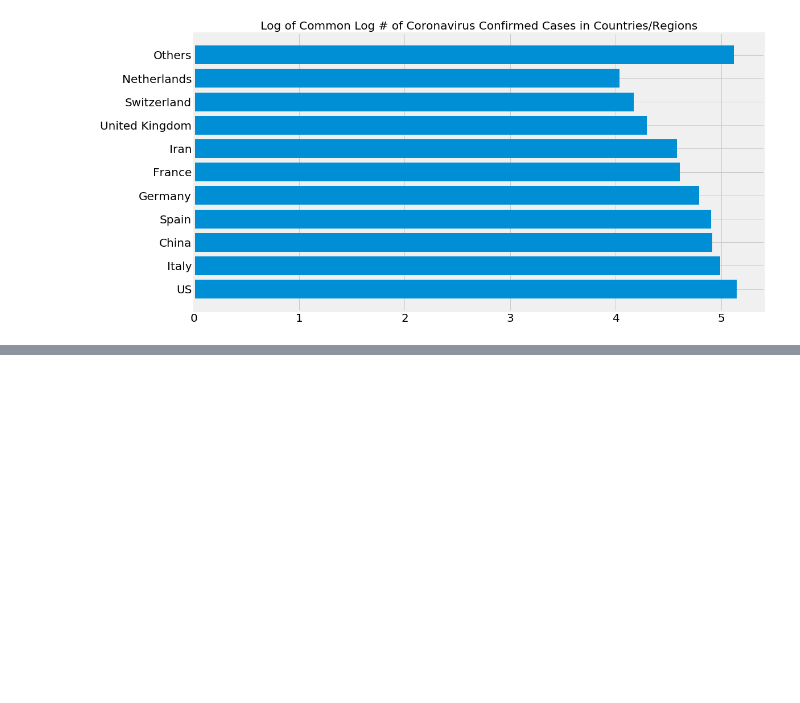
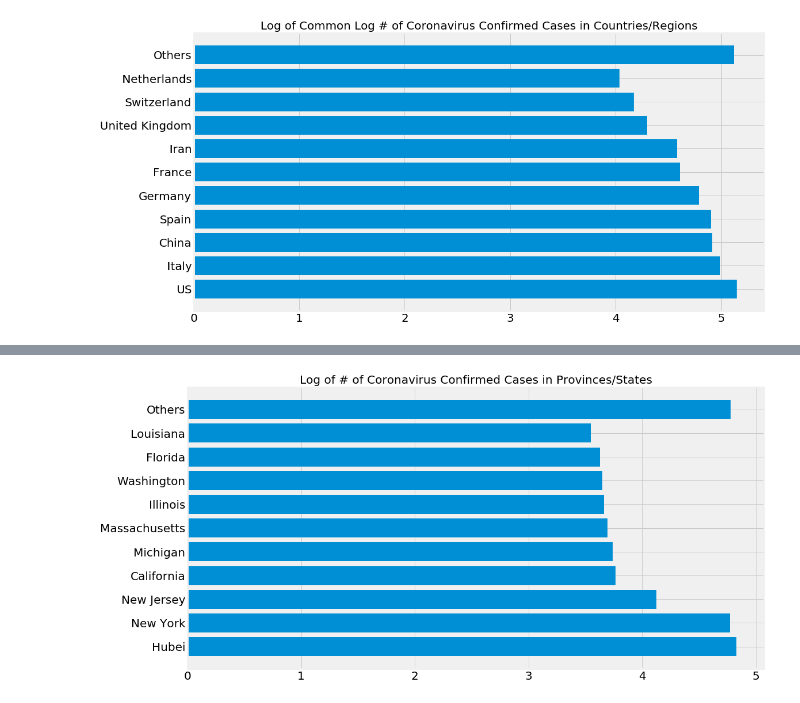
Before and after one commit to Andre-Williams22/Coronavirus-Analysis, a Jupyter notebook: Coronavirus-Visualizations.ipynb, the cells around one changed output, grey strips where cells are left out. Cells and saved outputs as stored; diff of their text form; code cells hidden in the pictures; blank space fills up the shorter version.

```diff
--- a/Coronavirus-Visualizations.ipynb
+++ b/Coronavirus-Visualizations.ipynb
@@ -589,0 +610,10 @@ plt.show()
+# %%
+log_province_confirmed_cases = [math.log10(i) for i in visual_confirmed_cases2]
+plt.figure(figsize=(16, 9))
+plt.barh(visual_unique_provinces, log_province_confirmed_cases)
+plt.title('Log of # of Coronavirus Confirmed Cases in Provinces/States', size=20)
+plt.xticks(size=20)
+plt.yticks(size=20)
+plt.show()
+# %% [output]
+[figure, added]
```
Also changed, not shown: parts of 6 cells of this notebook.
